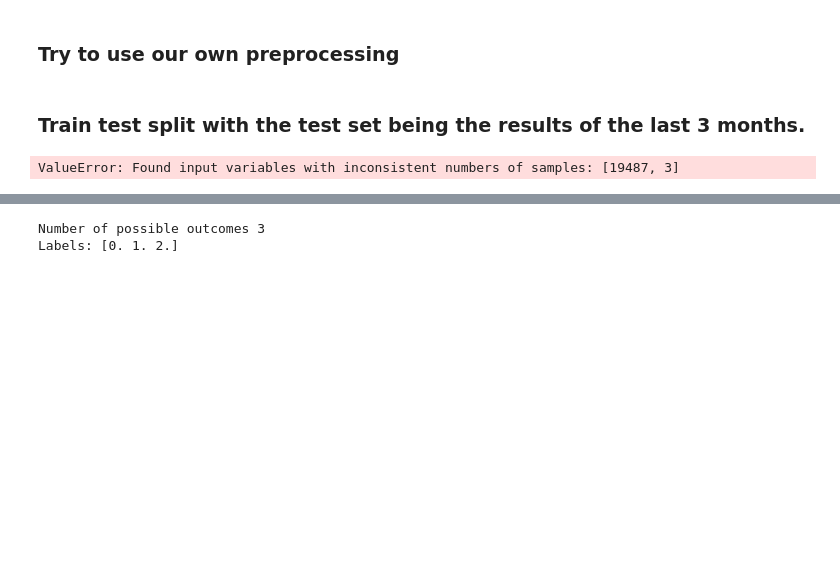
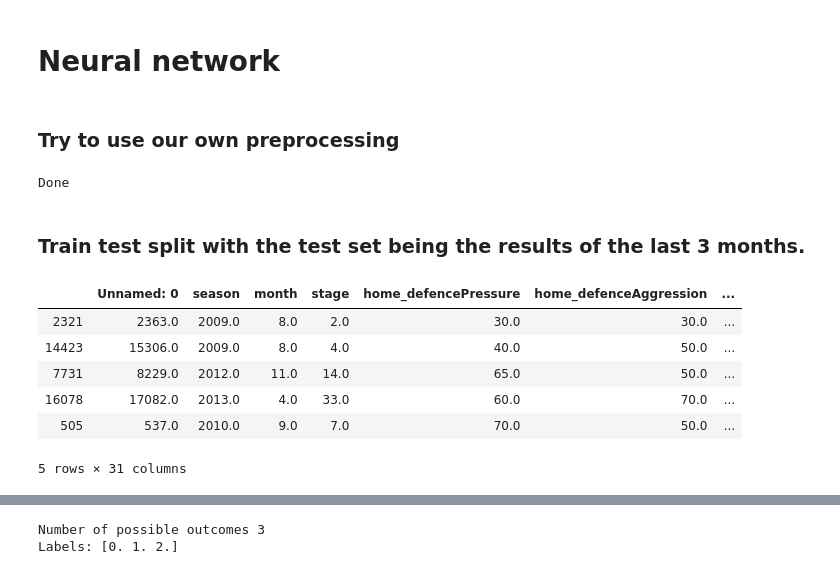
Before and after one commit to markkod/kaggle-football-prediction, a Jupyter notebook: modules/neural_network/neural_network.ipynb, the cells around one changed output, grey strips where cells are left out. Drawn from its saved outputs; the diff is of its cells as text; code cells hidden in the pictures; blank space fills up the shorter version.

```diff
--- a/modules/neural_network/neural_network.ipynb
+++ b/modules/neural_network/neural_network.ipynb
@@ -3,3 +1,5 @@
+# %% [markdown]
+# Neural network
 # %% [markdown]
 ### Try to use our own preprocessing
 # %%
@@ -29,16 +29,31 @@ warnings.simplefilter("ignore")
 
 # You should run the ../../data_preprocessing.ipynb notebook to generate the data before running this
 data = pd.read_csv("../../datasets/data.csv")
-#data = data.tail(1000)
+# data = data.tail(1000)
 
+def normalize_bk_coefs(row, coef_name):
+    keys = ['H', 'A', 'D']
+    total = 0
+    for key in keys:
+        total += row[coef_name+key]
 
-league_cols = [col for col in data.columns if 'League_' in col]
-# print(league_cols)
-data = data.drop(league_cols, axis=1)
-#data = data.tail(3000)
+    for key in keys:
+        row[coef_name+key] = row[coef_name+key] / total
+
+    return row
+
+# Normalize coefs
+bk = ["B365", "BW", "IW", "LB", "WH", "VC"]
+for coef_name in bk:
+    data = data.apply(lambda row: normalize_bk_coefs(row, coef_name), axis=1)
+
 
 labels = data.loc[:,'label']
 features = data.drop('label', axis = 1)
+
+print('Done')
+# %% [output]
+Done
 # %% [markdown]
 ### Train test split with the test set being the results of the last 3 months.
 # %%
@@ -54,10 +69,16 @@ X_train = data.drop('label', axis=1)
 # %%
 from sklearn.model_selection import train_test_split
 #Splitting the data into train, test
 X_train, X_test, y_train, y_test = train_test_split(features, labels, test_size = 0.25, random_state = 42, shuffle = True, stratify = labels)
 
 # Show some rows of the data
-X_train.columns
+X_train.head()
 # %% [output]
+|  | Unnamed: 0 | season | month | stage | home_defencePressure | home_defenceAggression | ... |
+| 2321 | 2363.0 | 2009.0 | 8.0 | 2.0 | 30.0 | 30.0 | ... |
+| 14423 | 15306.0 | 2009.0 | 8.0 | 4.0 | 40.0 | 50.0 | ... |
+| 7731 | 8229.0 | 2012.0 | 11.0 | 14.0 | 65.0 | 50.0 | ... |
+| 16078 | 17082.0 | 2013.0 | 4.0 | 33.0 | 60.0 | 70.0 | ... |
+| 505 | 537.0 | 2010.0 | 9.0 | 7.0 | 70.0 | 50.0 | ... |
-ValueError: Found input variables with inconsistent numbers of samples: [19487, 3]
+5 rows × 31 columns
 # %%
```
Also changed, not shown: parts of 18 cells of this notebook.
